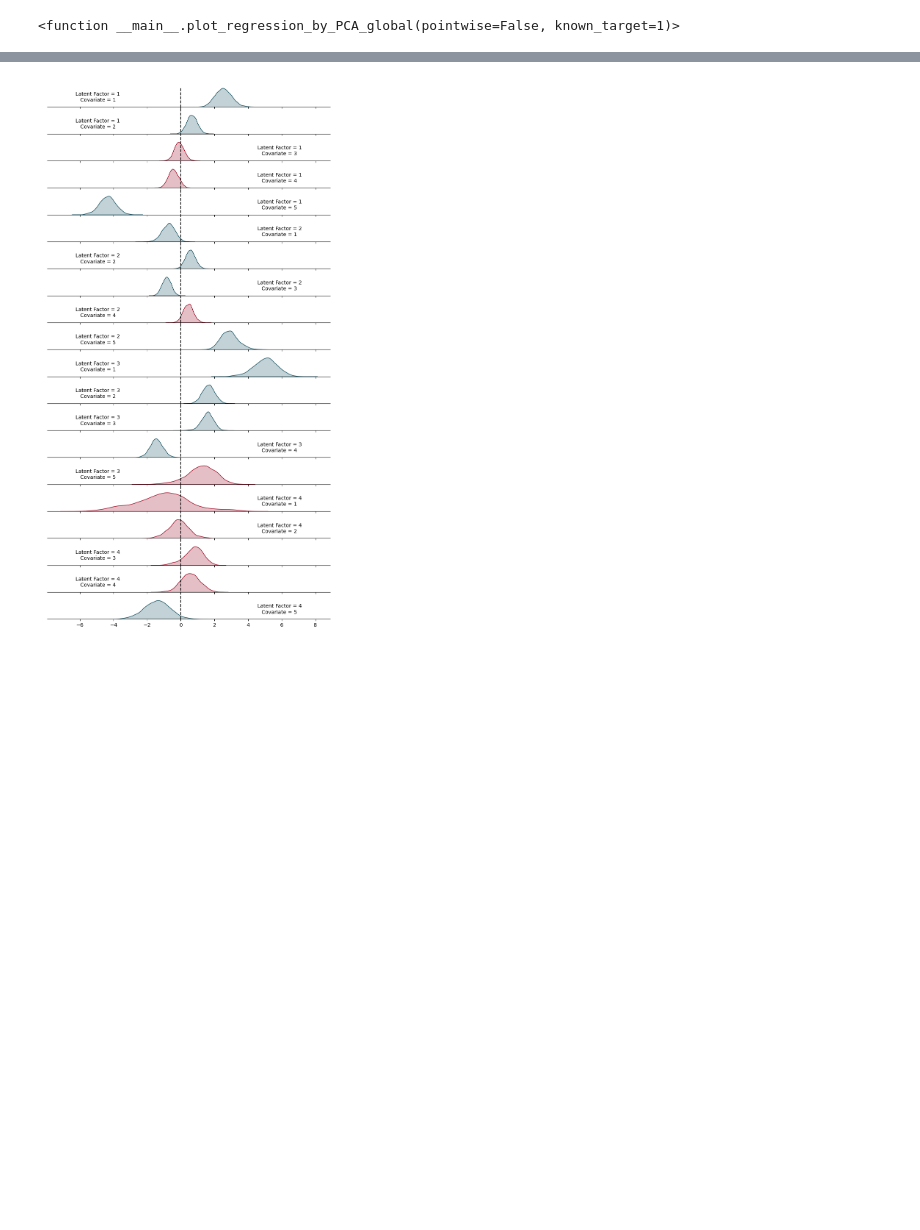
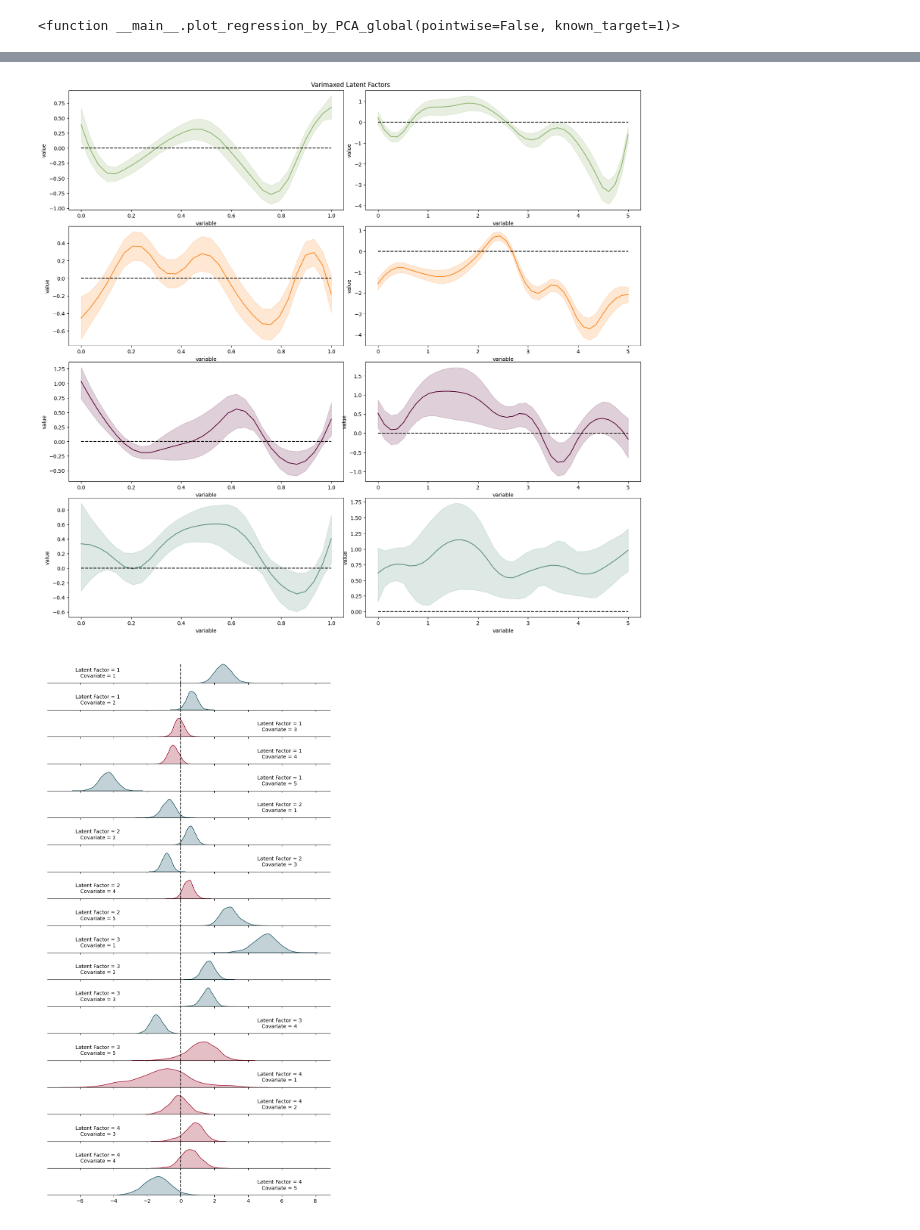
Before and after one commit to Addicted2BayesianEpistemology/bayesian_multitarget_latent_factors, a Jupyter notebook: examples/01_bspline_generated_example.ipynb, the cells around one changed output, grey strips where cells are left out. Saved outputs shown, nothing was run; the diff lists cells and outputs as text; code cells hidden in the pictures; blank space fills up the shorter version.

```diff
--- a/examples/01_bspline_generated_example.ipynb
+++ b/examples/01_bspline_generated_example.ipynb
@@ -746,2 +121,6 @@ def plot_regression_coefficients(Varimax_res_xr, names_array = None, grid = True
+# %%
+plot_varimaxed_latent_factors(idata, Varimax_res_xr)
+# %% [output]
+[figure, added]
 # %%
 names_array = \
```
Also changed, not shown: parts of 31 cells of this notebook, 1 other file.
